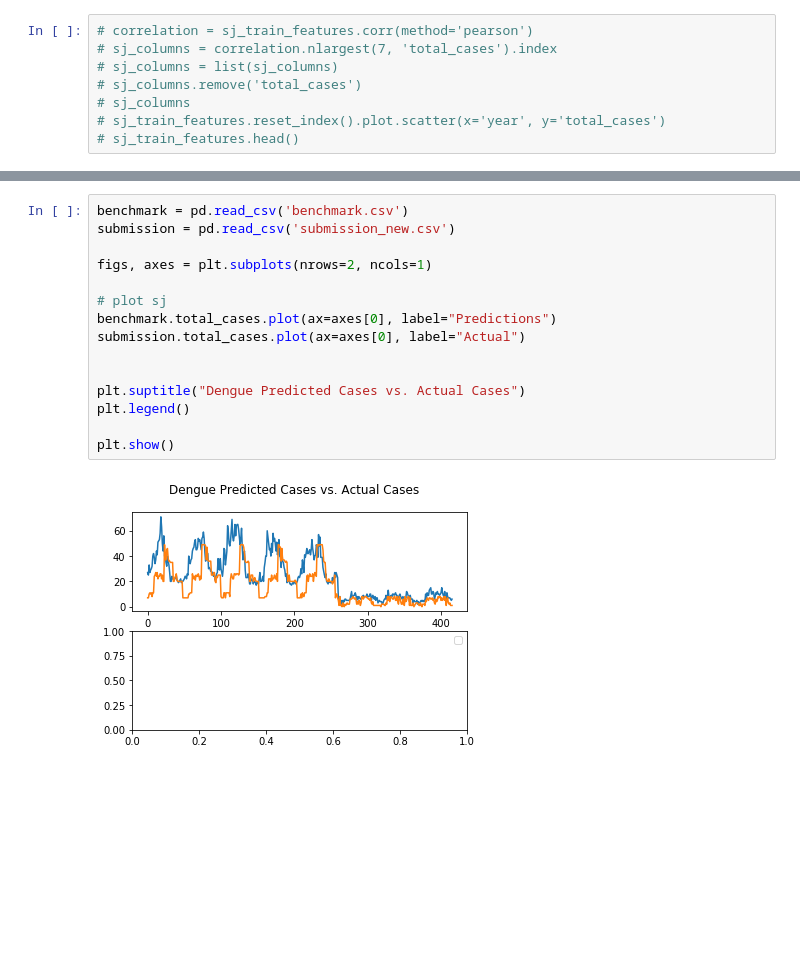
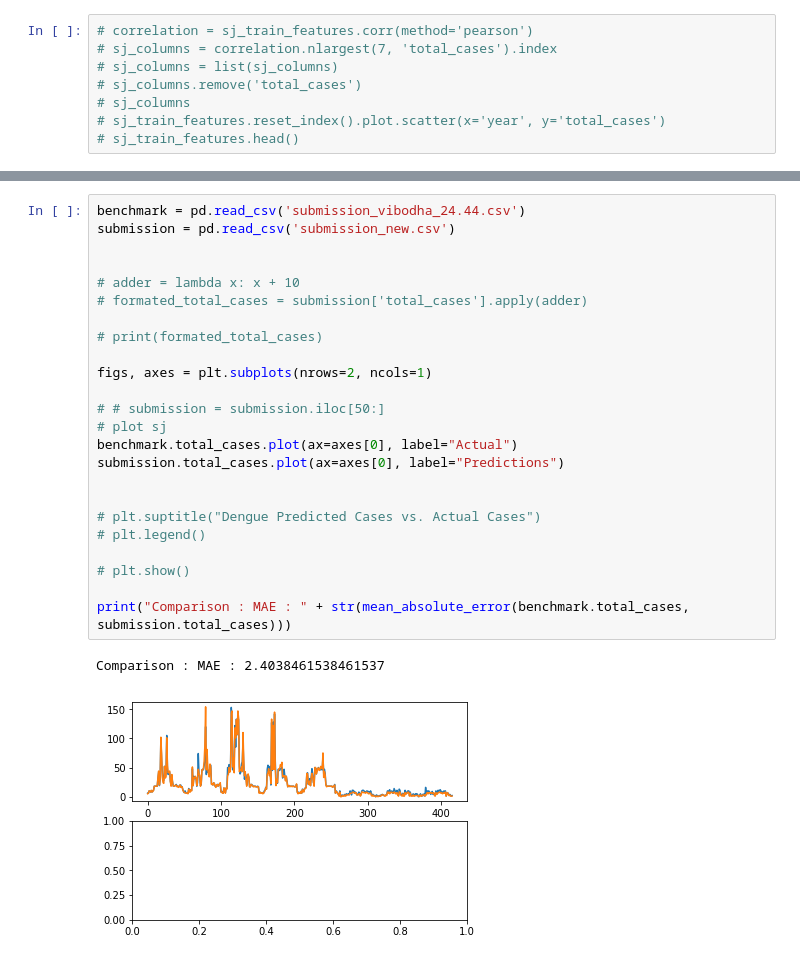
Before and after one commit to ChamodDamitha/Dengue-ML, a Jupyter notebook: Dengue-ML-2.ipynb, the cells around one changed output, grey strips where cells are left out. Saved outputs shown, nothing was run; the diff lists cells and outputs as text; blank space fills up the shorter version.

```diff
--- a/Dengue-ML-2.ipynb
+++ b/Dengue-ML-2.ipynb
@@ -355,18 +435,28 @@ submission.total_cases = np.concatenate([sj_predictions, iq_predictions])
 submission.to_csv("submission_new.csv")
 # %%
-benchmark = pd.read_csv('benchmark.csv')
+benchmark = pd.read_csv('submission_vibodha_24.44.csv')
 submission = pd.read_csv('submission_new.csv')
+
+
+# adder = lambda x: x + 10
+# formated_total_cases = submission['total_cases'].apply(adder)
+
+# print(formated_total_cases)
 
 figs, axes = plt.subplots(nrows=2, ncols=1)
 
+# # submission = submission.iloc[50:]
 # plot sj
-benchmark.total_cases.plot(ax=axes[0], label="Predictions")
-submission.total_cases.plot(ax=axes[0], label="Actual")
+benchmark.total_cases.plot(ax=axes[0], label="Actual")
+submission.total_cases.plot(ax=axes[0], label="Predictions")
 
 
-plt.suptitle("Dengue Predicted Cases vs. Actual Cases")
-plt.legend()
+# plt.suptitle("Dengue Predicted Cases vs. Actual Cases")
+# plt.legend()
 
-plt.show()
+# plt.show()
+
+print("Comparison : MAE : " + str(mean_absolute_error(benchmark.total_cases, submission.total_cases)))
 # %% [output]
+Comparison : MAE : 2.4038461538461537
-[figure, old version]
+[figure, new version]
```
Also changed, not shown: parts of 19 cells of this notebook, 7 other files.
